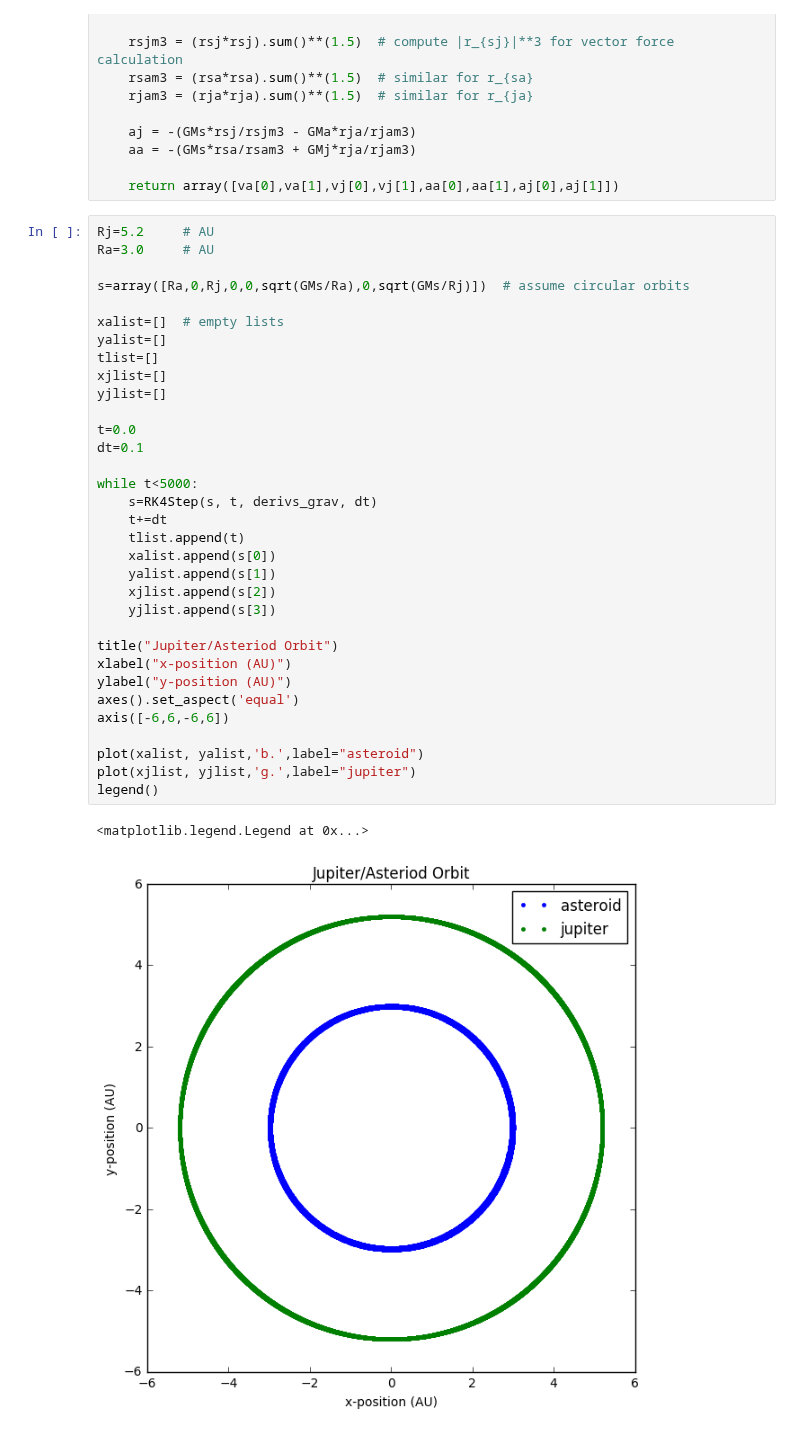
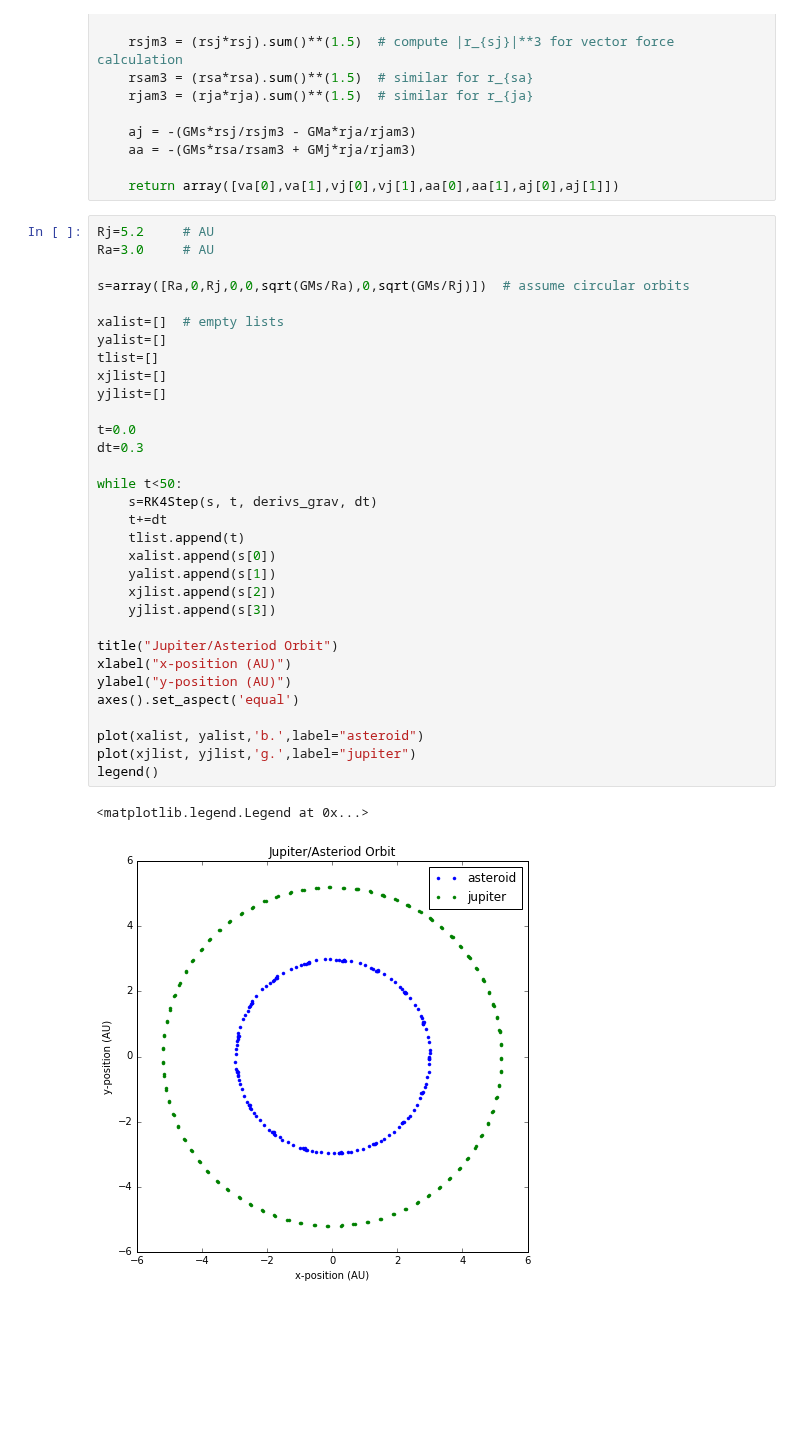
Before and after one commit to sspickle/sci-comp-notebooks, a Jupyter notebook: P04-HigherOrderMethods.ipynb, the cells around one changed output. Saved outputs shown, nothing was run; the diff lists cells and outputs as text; blank space fills up the shorter version.

```diff
--- a/P04-HigherOrderMethods.ipynb
+++ b/P04-HigherOrderMethods.ipynb
@@ -280,34 +289,33 @@ Rj=5.2     # AU
 Ra=3.0     # AU
 
 s=array([Ra,0,Rj,0,0,sqrt(GMs/Ra),0,sqrt(GMs/Rj)])  # assume circular orbits
 
 xalist=[]  # empty lists
 yalist=[]
 tlist=[]
 xjlist=[]
 yjlist=[]
 
 t=0.0
-dt=0.1
+dt=0.3
 
-while t<5000:
+while t<50:
     s=RK4Step(s, t, derivs_grav, dt)
     t+=dt
     tlist.append(t)
     xalist.append(s[0])
     yalist.append(s[1])
     xjlist.append(s[2])
     yjlist.append(s[3])
 
 title("Jupiter/Asteriod Orbit")
 xlabel("x-position (AU)")
 ylabel("y-position (AU)")
 axes().set_aspect('equal')
-axis([-6,6,-6,6])
 
 plot(xalist, yalist,'b.',label="asteroid")
 plot(xjlist, yjlist,'g.',label="jupiter")
 legend()
 # %% [output]
 <matplotlib.legend.Legend at 0x...>
-[figure, old version]
+[figure, new version]
```
Also changed, not shown: parts of 7 cells of this notebook.
